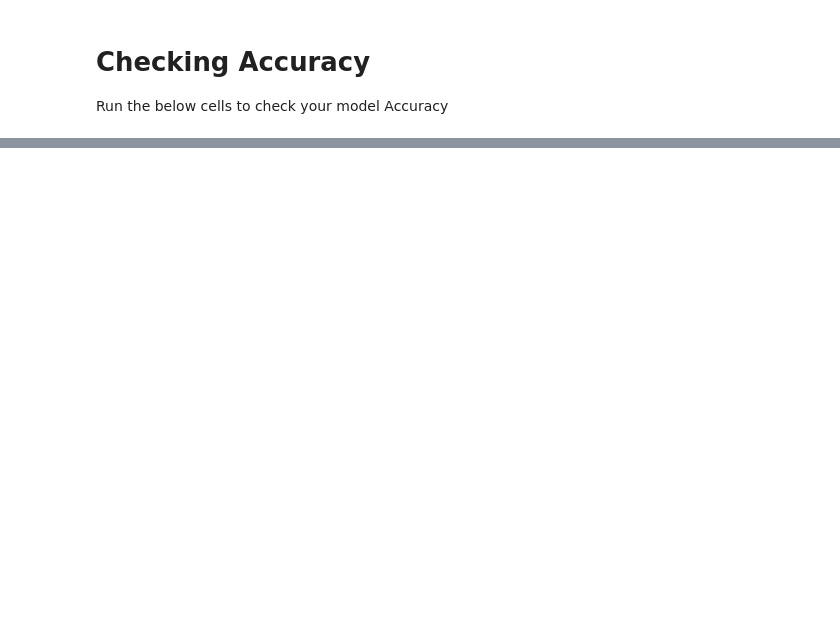
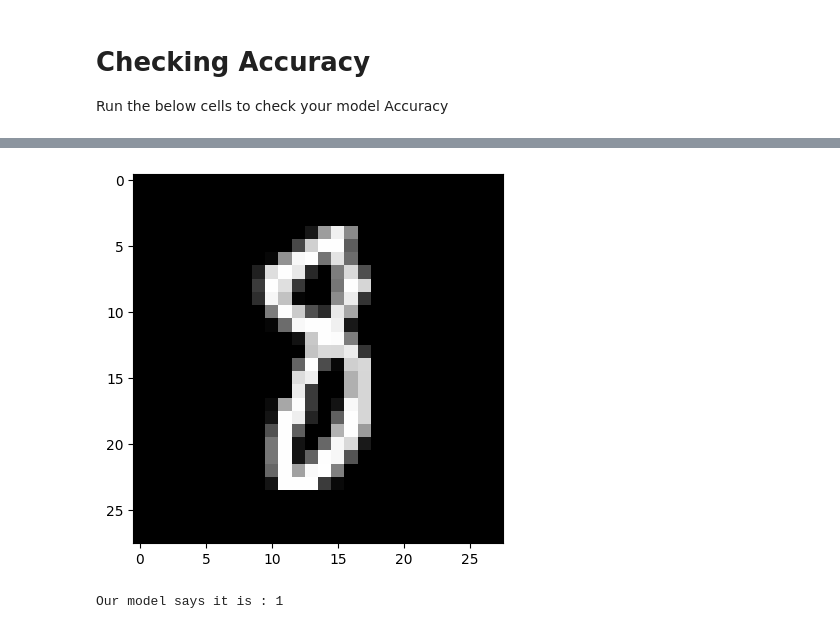
Before and after one commit to polachandu/Neural-Network-Multiclass-classification, a Jupyter notebook: Hand Written Digit Recognition with Neural Networks.ipynb, the cells around one changed output, grey strips where cells are left out. Cells and saved outputs as stored; diff of their text form; code cells hidden in the pictures; blank space fills up the shorter version.

```diff
--- a/Hand Written Digit Recognition with Neural Networks.ipynb
+++ b/Hand Written Digit Recognition with Neural Networks.ipynb
@@ -444,10 +449,13 @@ Run the below cells to check your model Accuracy
 # %%
-# idx = int(random.randrange(0,X_test.shape[1]))
-# plt.imshow(X_test[:, idx].reshape((28,28)),cmap='gray')
-# plt.show()
+idx = int(random.randrange(0,X_test.shape[1]))
+plt.imshow(X_test[:, idx].reshape((28,28)),cmap='gray')
+plt.show()
 
-# cache = forward_prop(X_test[:, idx].reshape(X_test[:, idx].shape[0], 1), Parameters)
-# a_pred = cache['a2']
-# a_pred = np.argmax(a_pred, 0)
+cache = forward_prop(X_test[:, idx].reshape(X_test[:, idx].shape[0], 1), Parameters)
+a_pred = cache['a2']
+a_pred = np.argmax(a_pred, 0)
 
-# print("Our model says it is :", a_pred[0])
+print("Our model says it is :", a_pred[0])
+# %% [output]
+[figure, added]
+Our model says it is : 1
```
Also changed, not shown: parts of 7 cells of this notebook.
